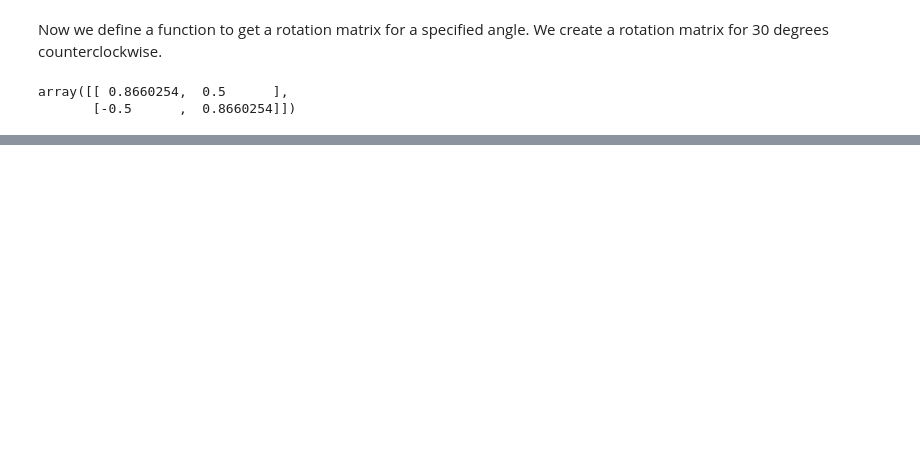
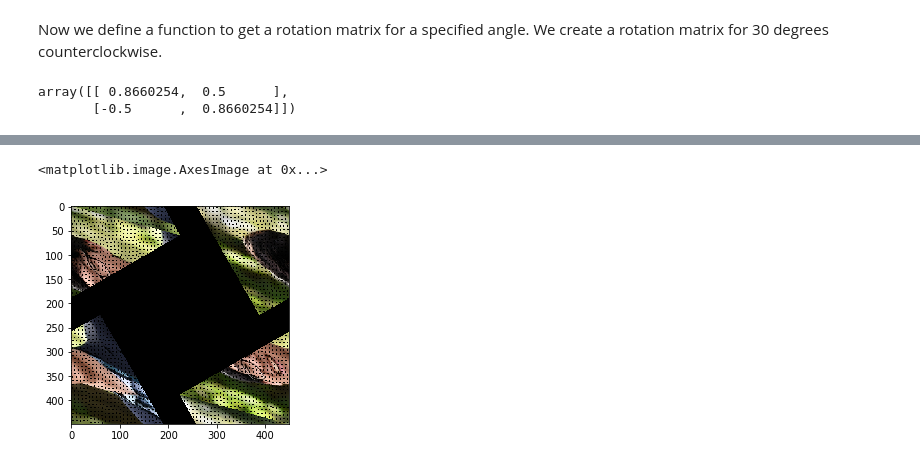
Before and after one commit to SBoulanger/CS180H, a Jupyter notebook: Projects/image_tilt/Image Tilt Notebook.ipynb, the cells around one changed output, grey strips where cells are left out. Saved outputs shown, nothing was run; the diff lists cells and outputs as text; code cells hidden in the pictures; blank space fills up the shorter version.

```diff
--- a/Projects/image_tilt/Image Tilt Notebook.ipynb
+++ b/Projects/image_tilt/Image Tilt Notebook.ipynb
@@ -68,9 +68,8 @@ Let's apply the matrix transformation to each of the coordinates. (The @ symbol
 # %%
 def rotate(point):
     location, rgb = point
-    return (rotate_30_matrix @ location, rgb)
+    return (rotate_30_matrix.dot(location), rgb)
 
-rotated_points = map(rotate, coordinates_and_rgb)
-
-list(rotated_points)
+rotated_points = np.array(list(map(rotate, coordinates_and_rgb)))
+rotated_points
 # %% [output]
@@ -95,0 +91,9 @@ Awesome. Now to get our transformed points back into image tensor mode.
+# %%
+min_x = min(rotated_points, key=lambda a: a[0][0])[0][0]
+max_x = max(rotated_points, key=lambda a: a[0][0])[0][0]
+min_y = min(rotated_points, key=lambda a: a[0][1])[0][1]
+max_y = max(rotated_points, key=lambda a: a[0][1])[0][1]
+
+num_cols = math.ceil(max_x - min_x)
+num_rows = math.ceil(max_y - min_y)
+print(f'Num columns: {num_cols}. Num rows: {num_rows}')
@@ -95,0 +104,3 @@ Awesome. Now to get our transformed points back into image tensor mode.
+# %%
+tilted_image = np.zeros((num_rows, num_cols,3), np.int8)
+tilted_image
@@ -95,0 +125,9 @@ Awesome. Now to get our transformed points back into image tensor mode.
+# %%
+for point in rotated_points:
+    (col, row), rgb = point # might be something wonky with row/col
+    col, row = int(round(col)), int(round(row))
+    tilted_image[row][col] = rgb
+    tilted_image[row][col]
+    #print(f'Row: {row}. Col: {col}')
+
+tilted_image
@@ -95,0 +152,7 @@ Awesome. Now to get our transformed points back into image tensor mode.
+# %%
+img = Image.fromarray(tilted_image, 'RGB')
+img.save('tilted.png')
+imshow(img)
+# %% [output]
+<matplotlib.image.AxesImage at 0x...>
+[figure, added]
```
Also changed, not shown: parts of 10 cells of this notebook, 1 other file.
